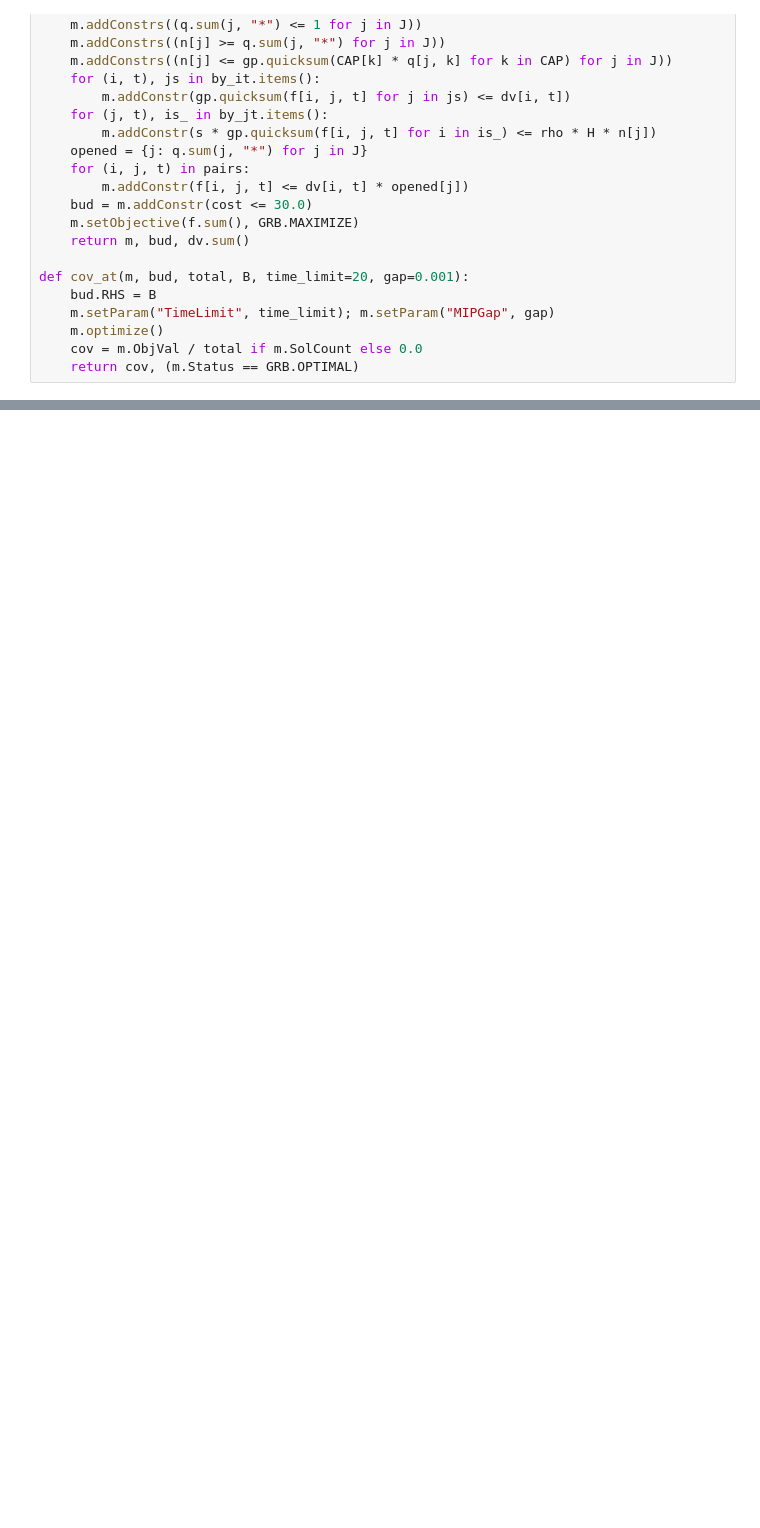
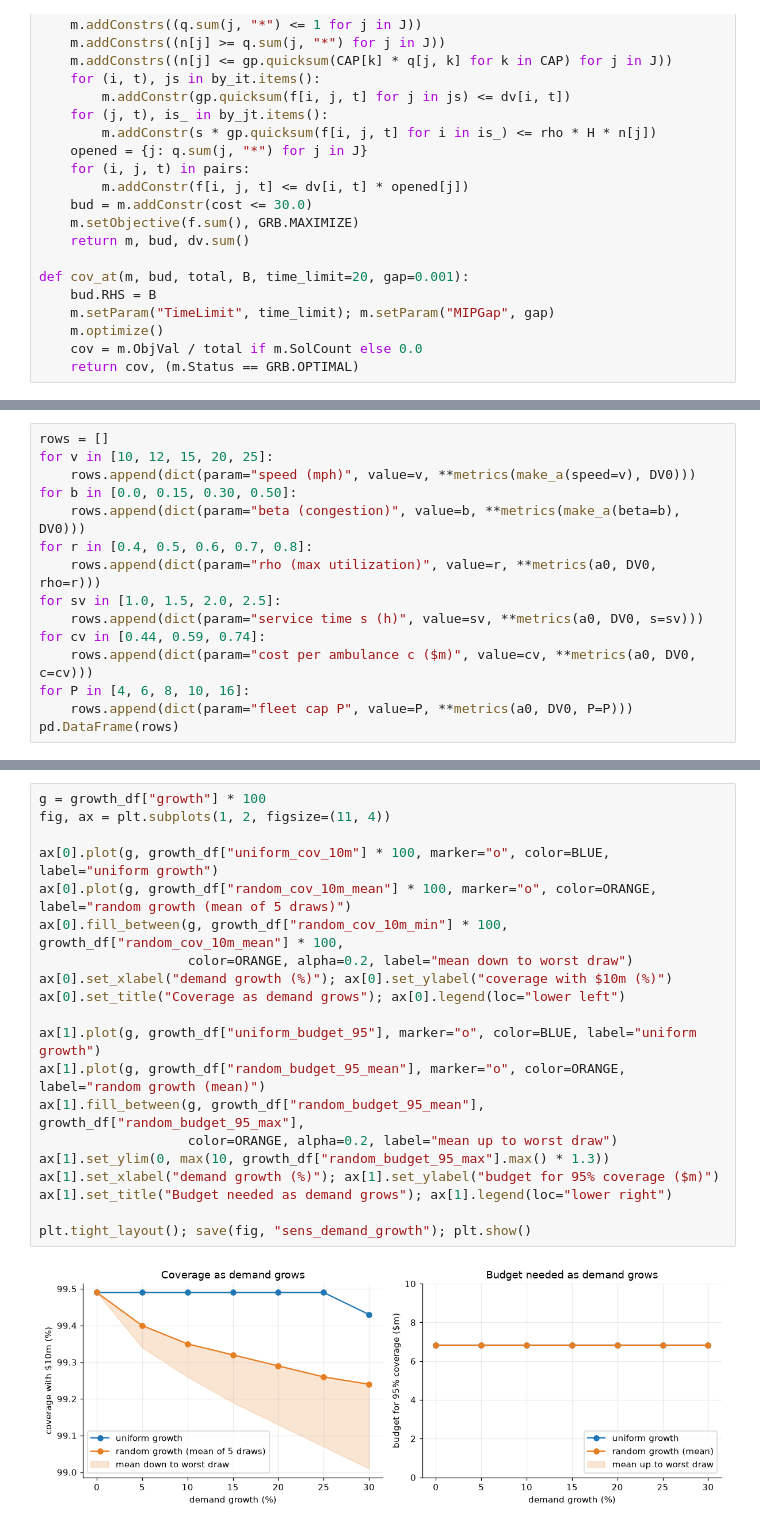
Before and after one commit to amirn7/ambulance-project-group-19-optimization, a Jupyter notebook: Notebooks/05_sensitivity_analysis.ipynb, the cells around one changed output, grey strips where cells are left out. Saved outputs shown, nothing was run; the diff lists cells and outputs as text; blank space fills up the shorter version.

```diff
--- a/Notebooks/05_sensitivity_analysis.ipynb
+++ b/Notebooks/05_sensitivity_analysis.ipynb
@@ -201,0 +240,15 @@ Things to run sensitivity on:
+# %%
+rows = []
+for v in [10, 12, 15, 20, 25]:
+    rows.append(dict(param="speed (mph)", value=v, **metrics(make_a(speed=v), DV0)))
+for b in [0.0, 0.15, 0.30, 0.50]:
+    rows.append(dict(param="beta (congestion)", value=b, **metrics(make_a(beta=b), DV0)))
+for r in [0.4, 0.5, 0.6, 0.7, 0.8]:
+    rows.append(dict(param="rho (max utilization)", value=r, **metrics(a0, DV0, rho=r)))
+for sv in [1.0, 1.5, 2.0, 2.5]:
+    rows.append(dict(param="service time s (h)", value=sv, **metrics(a0, DV0, s=sv)))
+for cv in [0.44, 0.59, 0.74]:
+    rows.append(dict(param="cost per ambulance c ($m)", value=cv, **metrics(a0, DV0, c=cv)))
+for P in [4, 6, 8, 10, 16]:
+    rows.append(dict(param="fleet cap P", value=P, **metrics(a0, DV0, P=P)))
+pd.DataFrame(rows)
@@ -201,0 +336,22 @@ Things to run sensitivity on:
+# %%
+g = growth_df["growth"] * 100
+fig, ax = plt.subplots(1, 2, figsize=(11, 4))
+
+ax[0].plot(g, growth_df["uniform_cov_10m"] * 100, marker="o", color=BLUE, label="uniform growth")
+ax[0].plot(g, growth_df["random_cov_10m_mean"] * 100, marker="o", color=ORANGE, label="random growth (mean of 5 draws)")
+ax[0].fill_between(g, growth_df["random_cov_10m_min"] * 100, growth_df["random_cov_10m_mean"] * 100,
+                   color=ORANGE, alpha=0.2, label="mean down to worst draw")
+ax[0].set_xlabel("demand growth (%)"); ax[0].set_ylabel("coverage with $10m (%)")
+ax[0].set_title("Coverage as demand grows"); ax[0].legend(loc="lower left")
+
+ax[1].plot(g, growth_df["uniform_budget_95"], marker="o", color=BLUE, label="uniform growth")
+ax[1].plot(g, growth_df["random_budget_95_mean"], marker="o", color=ORANGE, label="random growth (mean)")
+ax[1].fill_between(g, growth_df["random_budget_95_mean"], growth_df["random_budget_95_max"],
+                   color=ORANGE, alpha=0.2, label="mean up to worst draw")
+ax[1].set_ylim(0, max(10, growth_df["random_budget_95_max"].max() * 1.3))
+ax[1].set_xlabel("demand growth (%)"); ax[1].set_ylabel("budget for 95% coverage ($m)")
+ax[1].set_title("Budget needed as demand grows"); ax[1].legend(loc="lower right")
+
+plt.tight_layout(); save(fig, "sens_demand_growth"); plt.show()
+# %% [output]
+[figure, added]
```
Also changed, not shown: parts of 18 cells of this notebook, 5 other files.
